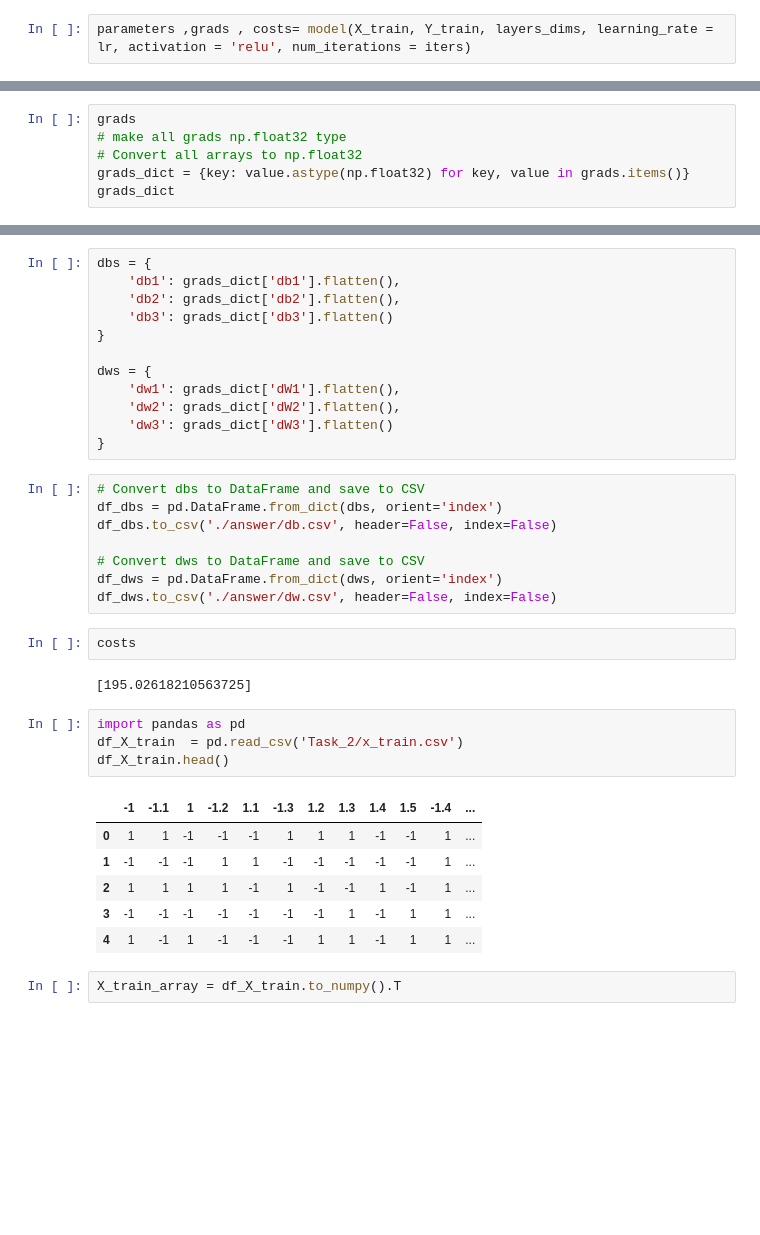
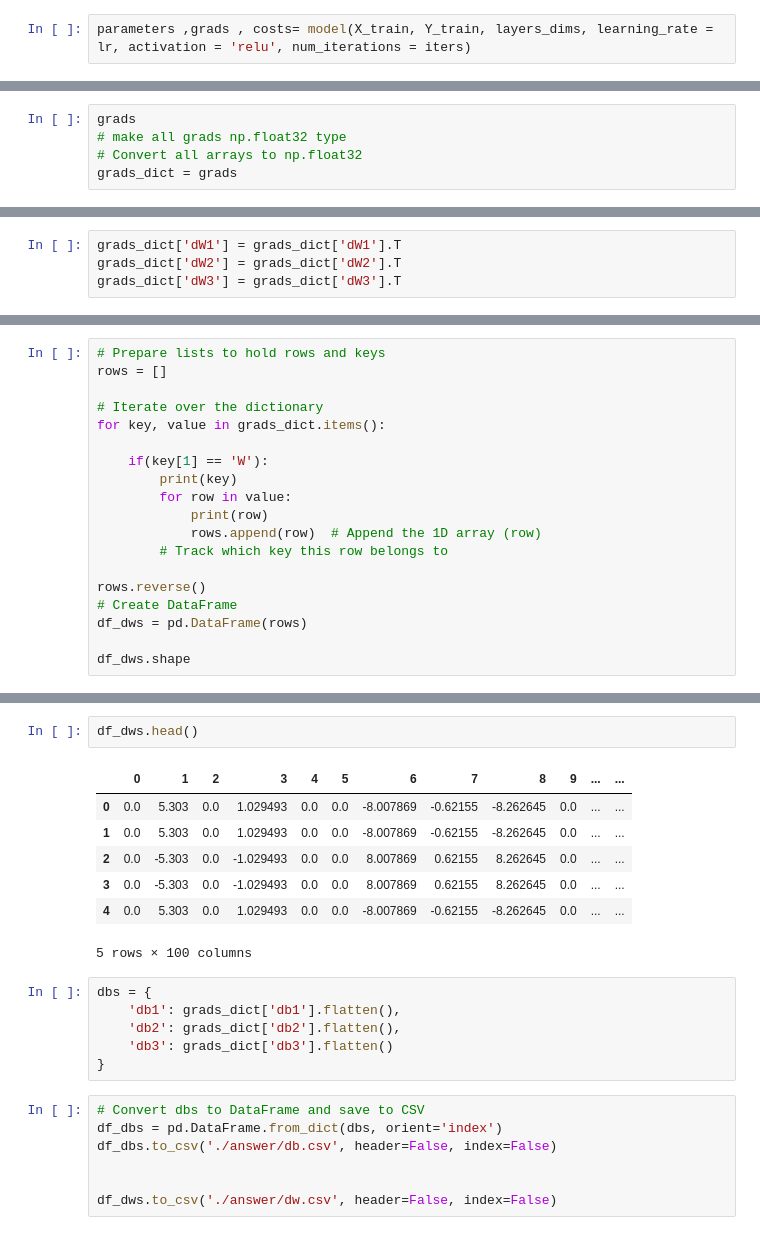
Before and after one commit to 210352R/NN_From_Scratch, a Jupyter notebook: test.ipynb, the cells around one changed output, grey strips where cells are left out. Cells and saved outputs as stored; diff of their text form; blank space fills up the shorter version.

Commit message:
develping training process

```diff
--- a/test.ipynb
+++ b/test.ipynb
@@ -237,5 +260,4 @@ parameters
 grads
 # make all grads np.float32 type
 # Convert all arrays to np.float32
-grads_dict = {key: value.astype(np.float32) for key, value in grads.items()}
-grads_dict
+grads_dict = grads
@@ -259,0 +264,4 @@ grads_dict
+# %%
+grads_dict['dW1'] = grads_dict['dW1'].T
+grads_dict['dW2'] = grads_dict['dW2'].T
+grads_dict['dW3'] = grads_dict['dW3'].T
@@ -259,0 +272,19 @@ grads_dict
+# %%
+# Prepare lists to hold rows and keys
+rows = []
+
+# Iterate over the dictionary
+for key, value in grads_dict.items():
+
+    if(key[1] == 'W'):
+        print(key)
+        for row in value:
+            print(row)
+            rows.append(row)  # Append the 1D array (row)
+        # Track which key this row belongs to
+
+rows.reverse()
+# Create DataFrame
+df_dws = pd.DataFrame(rows)
+
+df_dws.shape
@@ -260,37 +310,23 @@ grads_dict
+# %%
+df_dws.head()
+# %% [output]
+|  | 0 | 1 | 2 | 3 | 4 | 5 | 6 | 7 | 8 | 9 | ... | ... |
+| 0 | 0.0 | 5.303 | 0.0 | 1.029493 | 0.0 | 0.0 | -8.007869 | -0.62155 | -8.262645 | 0.0 | ... | ... |
+| 1 | 0.0 | 5.303 | 0.0 | 1.029493 | 0.0 | 0.0 | -8.007869 | -0.62155 | -8.262645 | 0.0 | ... | ... |
+| 2 | 0.0 | -5.303 | 0.0 | -1.029493 | 0.0 | 0.0 | 8.007869 | 0.62155 | 8.262645 | 0.0 | ... | ... |
+| 3 | 0.0 | -5.303 | 0.0 | -1.029493 | 0.0 | 0.0 | 8.007869 | 0.62155 | 8.262645 | 0.0 | ... | ... |
+| 4 | 0.0 | 5.303 | 0.0 | 1.029493 | 0.0 | 0.0 | -8.007869 | -0.62155 | -8.262645 | 0.0 | ... | ... |
+5 rows × 100 columns
 # %%
 dbs = {
     'db1': grads_dict['db1'].flatten(),
     'db2': grads_dict['db2'].flatten(),
     'db3': grads_dict['db3'].flatten()
 }
-
-dws = {
-    'dw1': grads_dict['dW1'].flatten(),
-    'dw2': grads_dict['dW2'].flatten(),
-    'dw3': grads_dict['dW3'].flatten()
-}
 # %%
 # Convert dbs to DataFrame and save to CSV
 df_dbs = pd.DataFrame.from_dict(dbs, orient='index')
 df_dbs.to_csv('./answer/db.csv', header=False, index=False)
 
-# Convert dws to DataFrame and save to CSV
-df_dws = pd.DataFrame.from_dict(dws, orient='index')
+
 df_dws.to_csv('./answer/dw.csv', header=False, index=False)
-# %%
-costs
-# %% [output]
-[195.02618210563725]
-# %%
-import pandas as pd
-df_X_train  = pd.read_csv('Task_2/x_train.csv')
-df_X_train.head()
-# %% [output]
-|  | -1 | -1.1 | 1 | -1.2 | 1.1 | -1.3 | 1.2 | 1.3 | 1.4 | 1.5 | -1.4 | ... |
-| 0 | 1 | 1 | -1 | -1 | -1 | 1 | 1 | 1 | -1 | -1 | 1 | ... |
-| 1 | -1 | -1 | -1 | 1 | 1 | -1 | -1 | -1 | -1 | -1 | 1 | ... |
-| 2 | 1 | 1 | 1 | 1 | -1 | 1 | -1 | -1 | 1 | -1 | 1 | ... |
-| 3 | -1 | -1 | -1 | -1 | -1 | -1 | -1 | 1 | -1 | 1 | 1 | ... |
-| 4 | 1 | -1 | 1 | -1 | -1 | -1 | 1 | 1 | -1 | 1 | 1 | ... |
-# %%
-X_train_array = df_X_train.to_numpy().T
```
Also changed, not shown: parts of 25 cells of this notebook, 4 other files.
